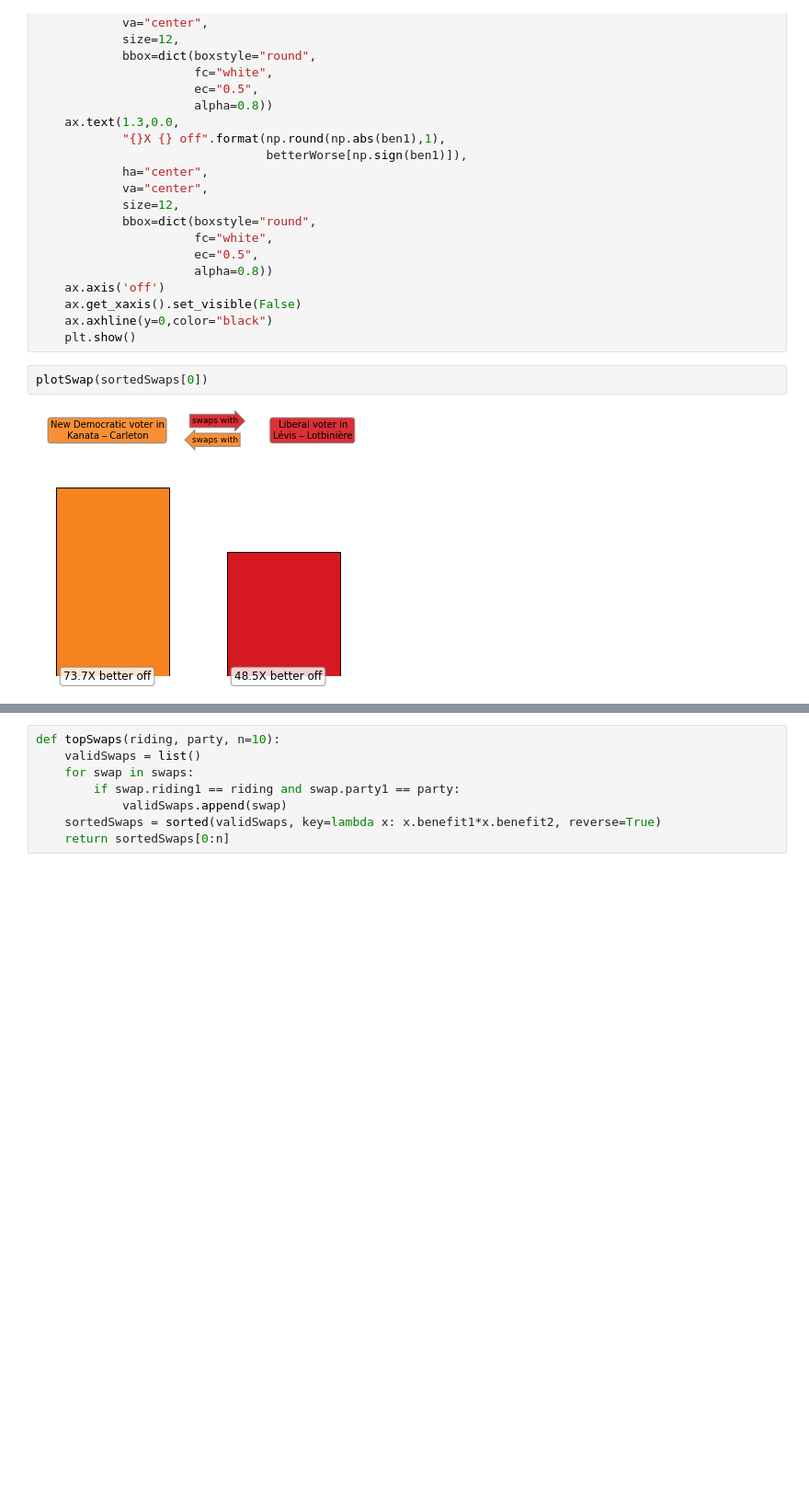
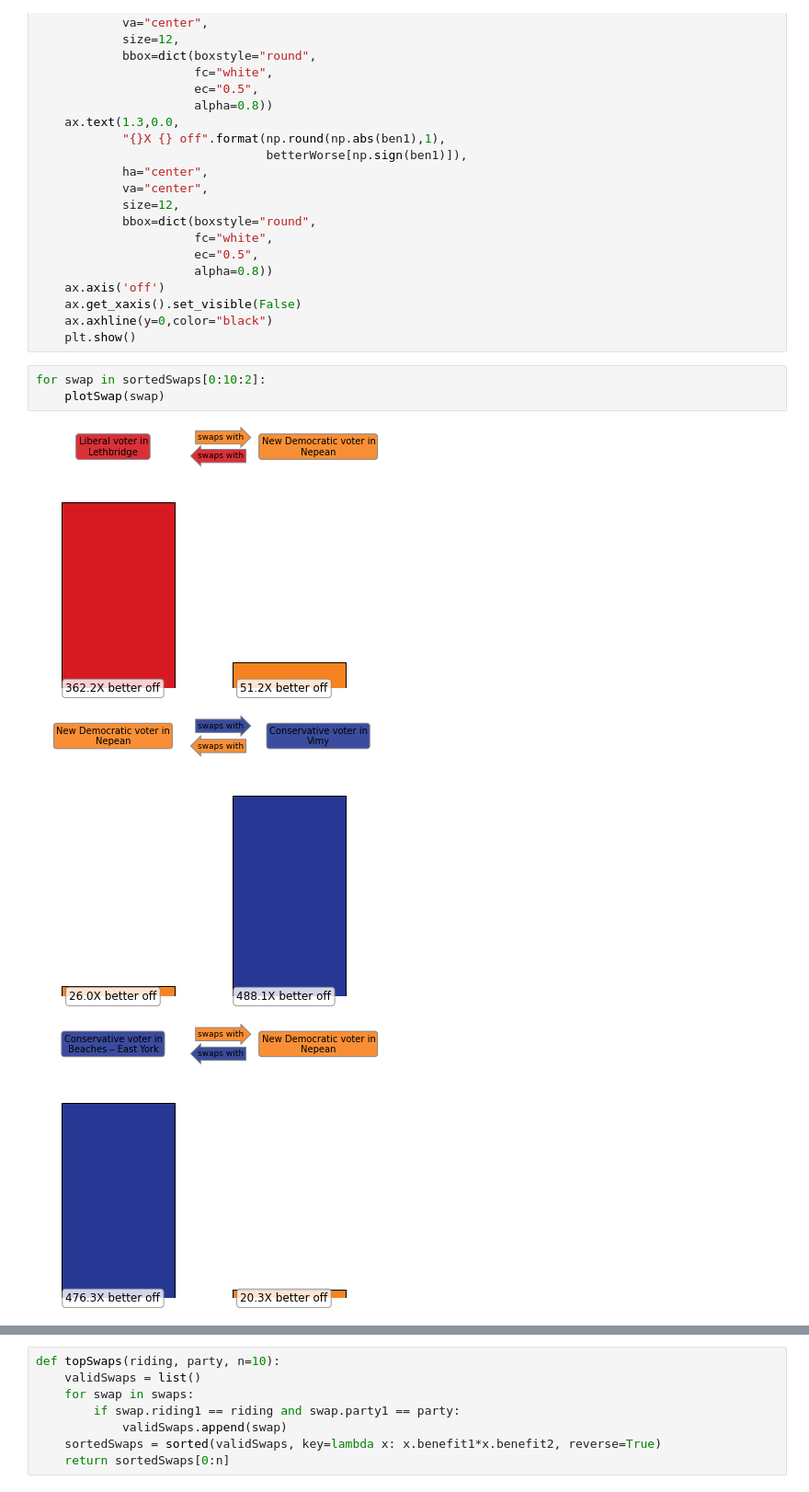
Before and after one commit to QEDan/CanadaElection2015, a Jupyter notebook: voter_inequality.ipynb, the cells around one changed output, grey strips where cells are left out. Shown: that part at 92% size. Saved outputs shown, nothing was run; the diff lists cells and outputs as text; blank space fills up the shorter version.

```diff
--- a/voter_inequality.ipynb
+++ b/voter_inequality.ipynb
@@ -413,7 +413,10 @@ def plotSwap(swap):
     ax.get_xaxis().set_visible(False)
     ax.axhline(y=0,color="black")
     plt.show()
-# %%
-plotSwap(sortedSwaps[0])
-# %% [output]
-[figure, removed]
+# %%
+for swap in sortedSwaps[0:10:2]:
+    plotSwap(swap)
+# %% [output]
+[figure, added]
+[figure, added]
+[figure, added]
```
Also changed, not shown: parts of 18 cells of this notebook, 2 other files.
